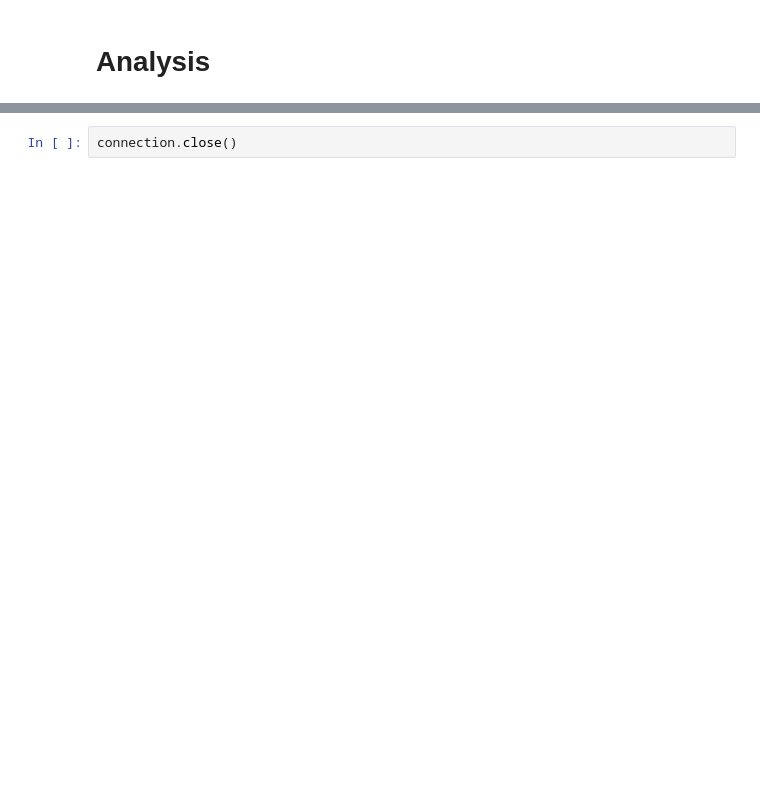
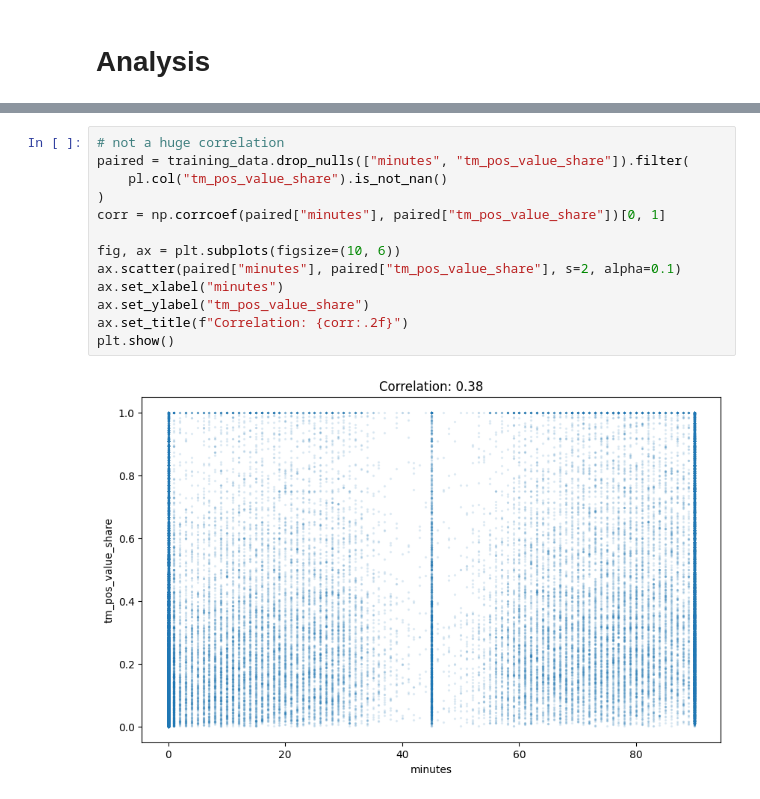
Before and after one commit to jme-taylor/fantasy_football, a Jupyter notebook: notebooks/260826_minutes_model_improvements.ipynb, the cells around one changed output, grey strips where cells are left out. Drawn from its saved outputs; the diff is of its cells as text; blank space fills up the shorter version.

```diff
--- a/notebooks/260826_minutes_model_improvements.ipynb
+++ b/notebooks/260826_minutes_model_improvements.ipynb
@@ -569,2 +845,15 @@ plt.show()
-# %%
-connection.close()
+# %%
+# not a huge correlation
+paired = training_data.drop_nulls(["minutes", "tm_pos_value_share"]).filter(
+    pl.col("tm_pos_value_share").is_not_nan()
+)
+corr = np.corrcoef(paired["minutes"], paired["tm_pos_value_share"])[0, 1]
+
+fig, ax = plt.subplots(figsize=(10, 6))
+ax.scatter(paired["minutes"], paired["tm_pos_value_share"], s=2, alpha=0.1)
+ax.set_xlabel("minutes")
+ax.set_ylabel("tm_pos_value_share")
+ax.set_title(f"Correlation: {corr:.2f}")
+plt.show()
+# %% [output]
+[figure, added]
```
Also changed, not shown: parts of 30 cells of this notebook, 33 other files.
